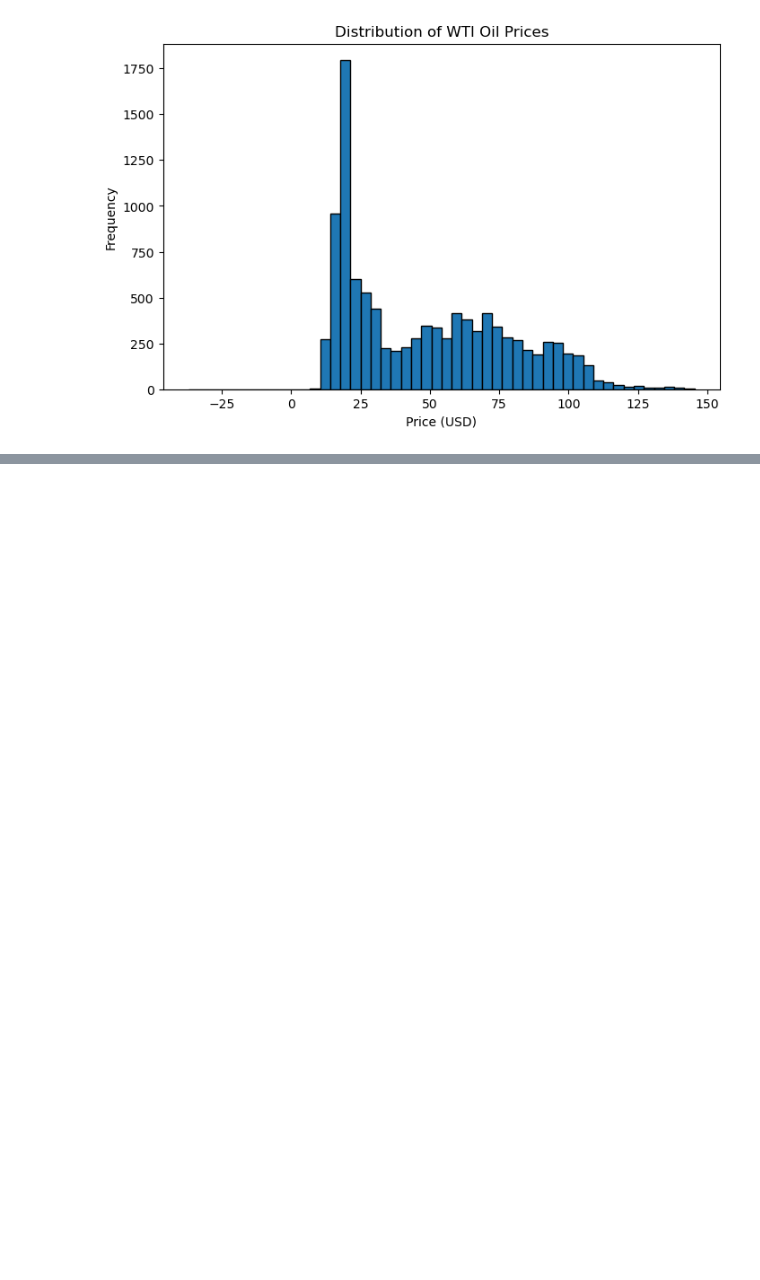
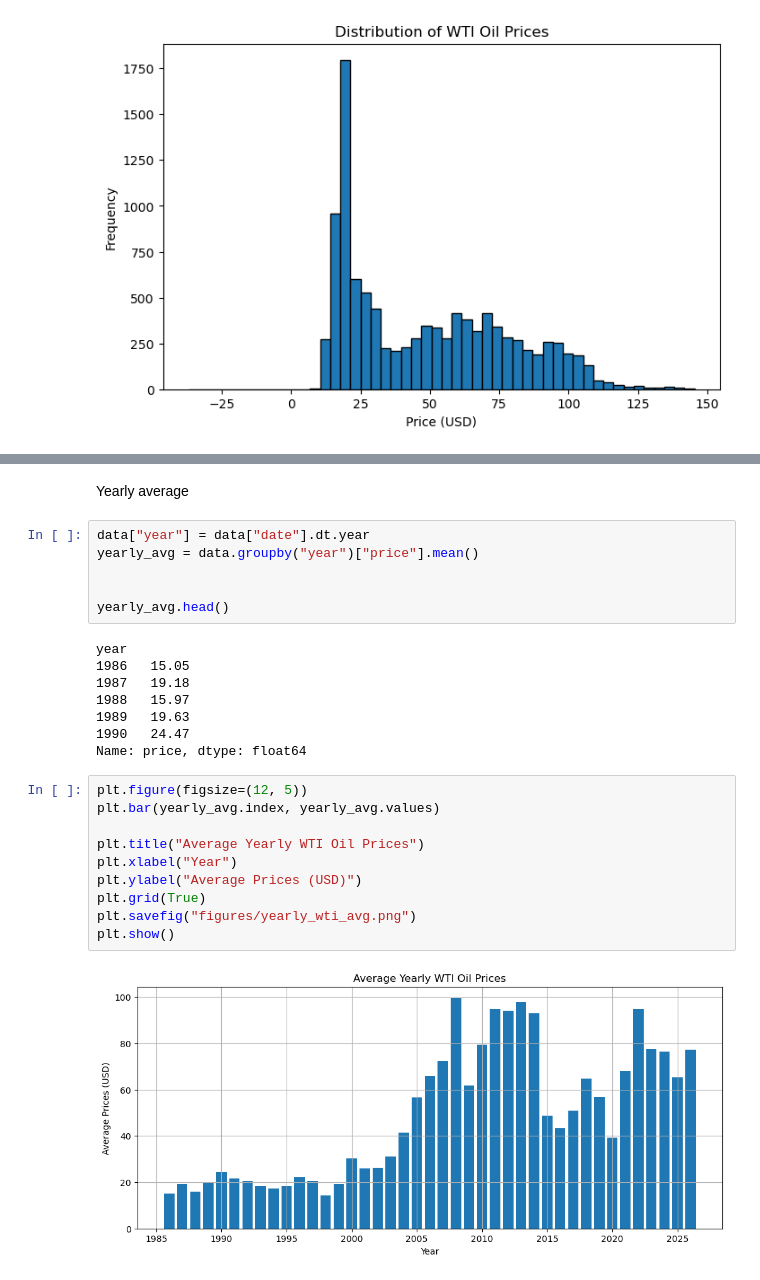
Before and after one commit to Frank-J1/oil-sands-repository, a Jupyter notebook: 01_exploratory_analysis.ipynb, the cells around one changed output, grey strips where cells are left out. Cells and saved outputs as stored; diff of their text form; blank space fills up the shorter version.

```diff
--- a/01_exploratory_analysis.ipynb
+++ b/01_exploratory_analysis.ipynb
@@ -84,0 +100,28 @@ plt.show()
+# %% [markdown]
+Yearly average
+# %%
+data["year"] = data["date"].dt.year
+yearly_avg = data.groupby("year")["price"].mean()
+
+
+yearly_avg.head()
+# %% [output]
+year
+1986   15.05
+1987   19.18
+1988   15.97
+1989   19.63
+1990   24.47
+Name: price, dtype: float64
+# %%
+plt.figure(figsize=(12, 5))
+plt.bar(yearly_avg.index, yearly_avg.values)
+
+plt.title("Average Yearly WTI Oil Prices")
+plt.xlabel("Year")
+plt.ylabel("Average Prices (USD)")
+plt.grid(True)
+plt.savefig("figures/yearly_wti_avg.png")
+plt.show()
+# %% [output]
+[figure, added]
```
Also changed, not shown: parts of 5 cells of this notebook.
